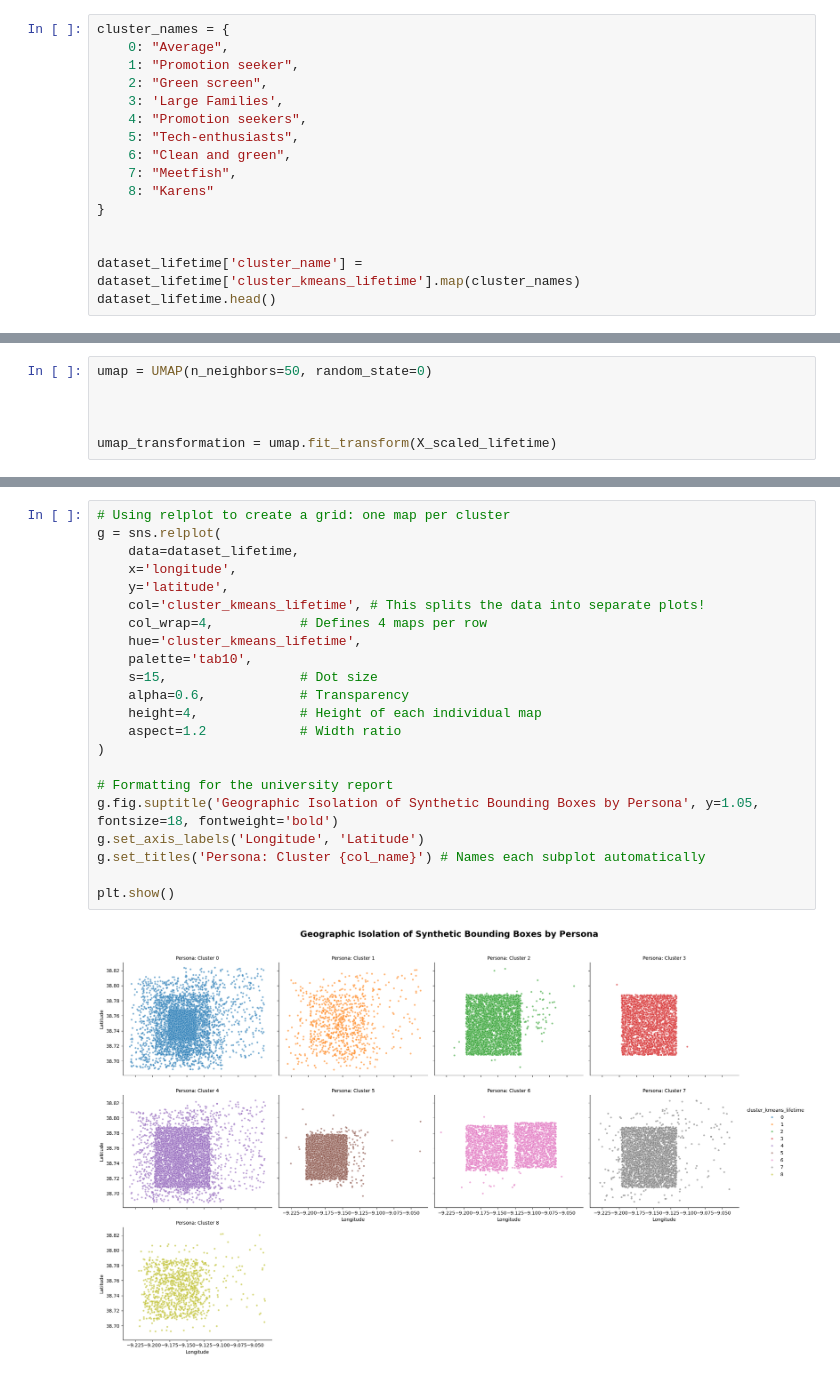
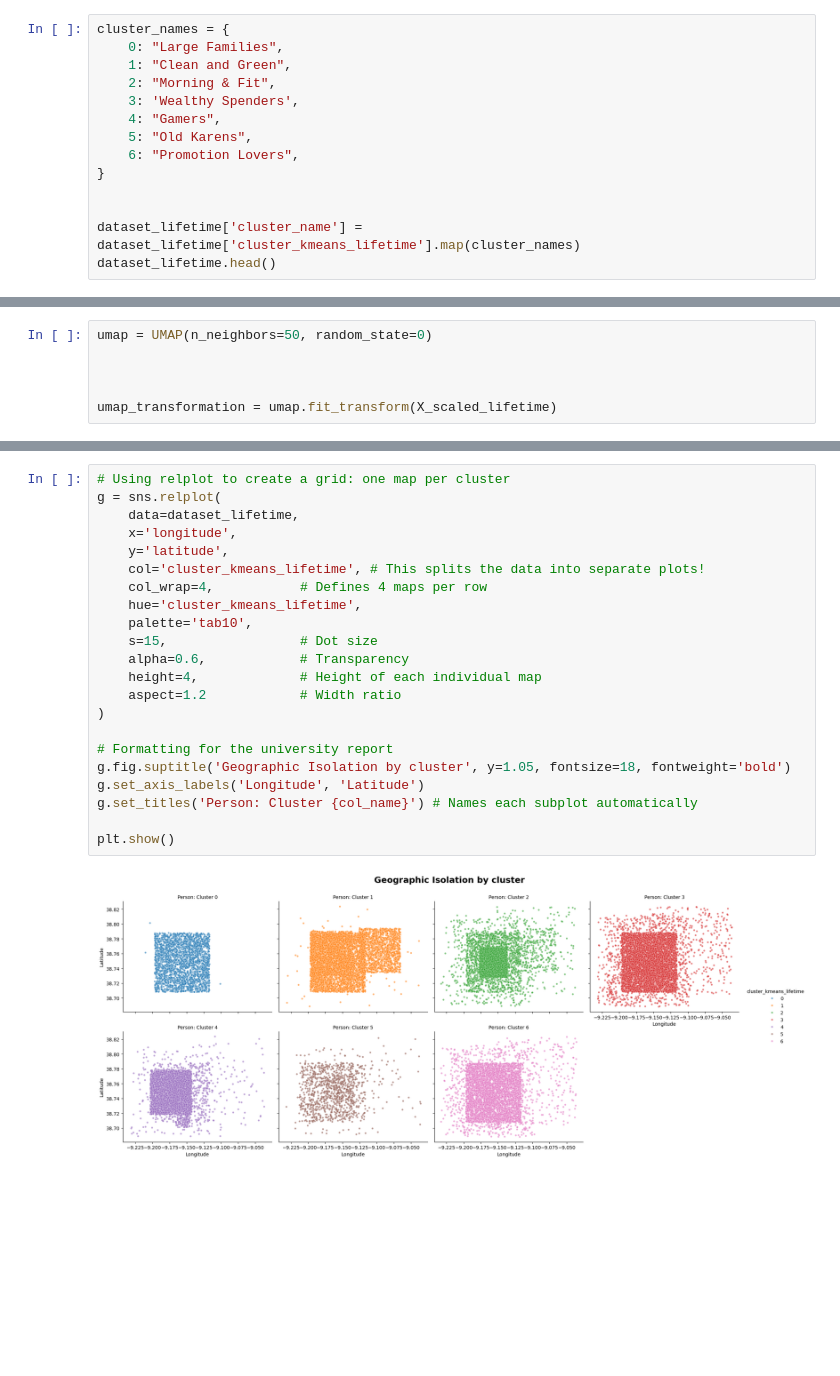
Before and after one commit to tiago2806/ml_project, a Jupyter notebook: notebooks/03_modelling.ipynb, the cells around one changed output, grey strips where cells are left out. Cells and saved outputs as stored; diff of their text form; blank space fills up the shorter version.

```diff
--- a/notebooks/03_modelling.ipynb
+++ b/notebooks/03_modelling.ipynb
@@ -504,14 +537,12 @@ Grouped by mean
 # %%
 cluster_names = {
-    0: "Average",
-    1: "Promotion seeker",
-    2: "Green screen",
-    3: 'Large Families',
-    4: "Promotion seekers",
-    5: "Tech-enthusiasts",
-    6: "Clean and green",
-    7: "Meetfish",
-    8: "Karens"
+    0: "Large Families",
+    1: "Clean and Green",
+    2: "Morning & Fit",
+    3: 'Wealthy Spenders',
+    4: "Gamers",
+    5: "Old Karens",
+    6: "Promotion Lovers",
 }
 
 
@@ -604,24 +641,24 @@ visualize_dimensionality_reduction(umap_transformation, dataset_lifetime['cluste
 # %%
 # Using relplot to create a grid: one map per cluster
 g = sns.relplot(
     data=dataset_lifetime,
     x='longitude',
     y='latitude',
     col='cluster_kmeans_lifetime', # This splits the data into separate plots!
     col_wrap=4,           # Defines 4 maps per row
     hue='cluster_kmeans_lifetime',
     palette='tab10',
     s=15,                 # Dot size
     alpha=0.6,            # Transparency
     height=4,             # Height of each individual map
     aspect=1.2            # Width ratio
 )
 
 # Formatting for the university report
-g.fig.suptitle('Geographic Isolation of Synthetic Bounding Boxes by Persona', y=1.05, fontsize=18, fontweight='bold')
+g.fig.suptitle('Geographic Isolation by cluster', y=1.05, fontsize=18, fontweight='bold')
 g.set_axis_labels('Longitude', 'Latitude')
-g.set_titles('Persona: Cluster {col_name}') # Names each subplot automatically
+g.set_titles('Person: Cluster {col_name}') # Names each subplot automatically
 
 plt.show()
 # %% [output]
-[figure, old version]
+[figure, new version]
```
Also changed, not shown: parts of 48 cells of this notebook, 4 other files.
